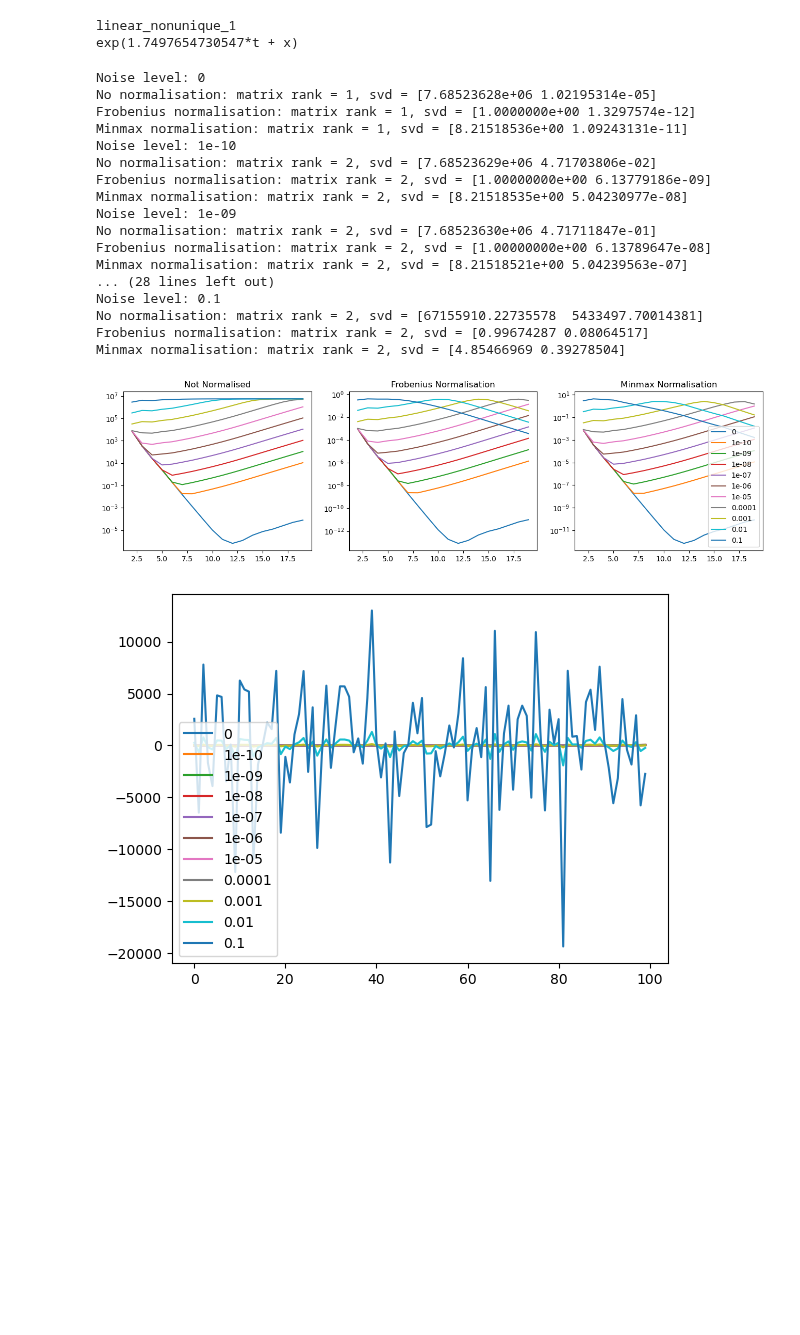
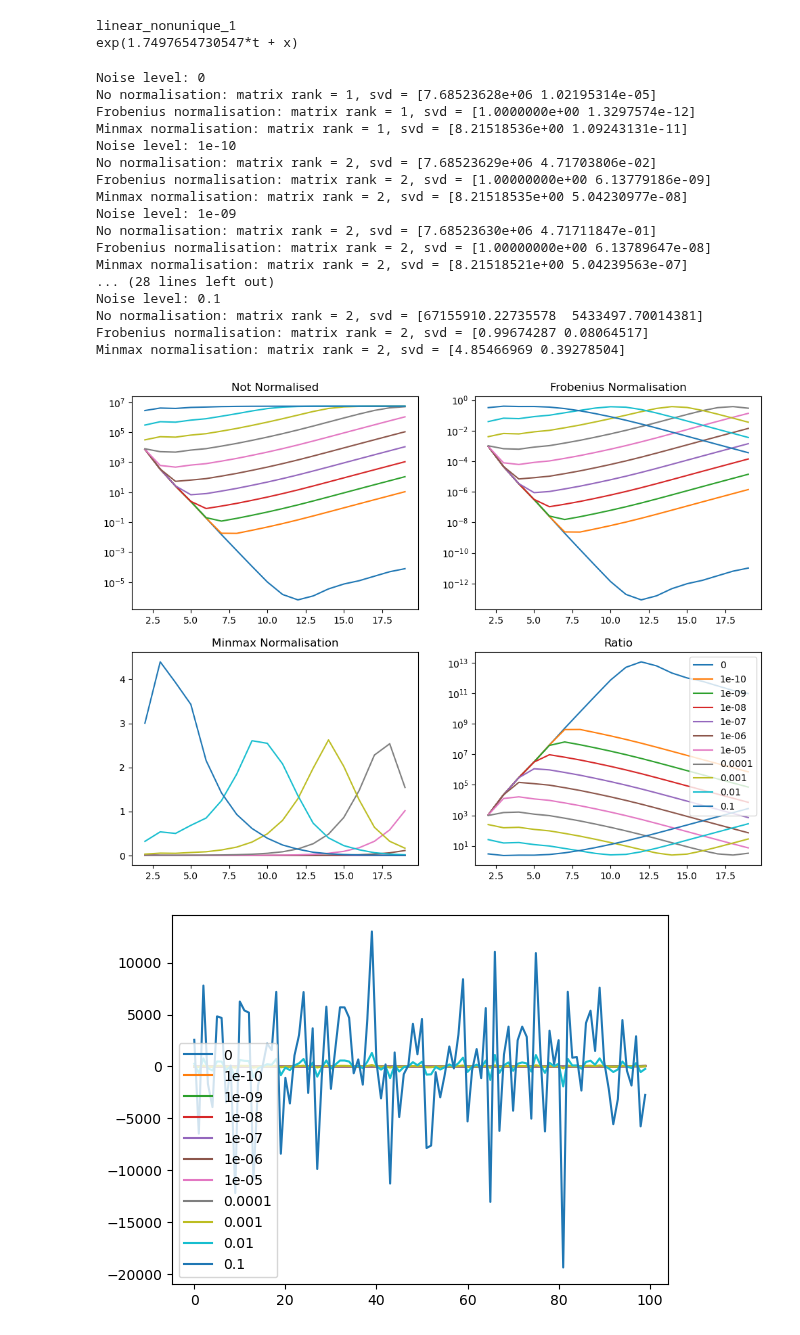
Before and after one commit to HillaryHauger/robust-identifiability-symbolic-recovery, a Jupyter notebook: My Experiments/Linear PDE Noise.ipynb, the cells around one changed output. Cells and saved outputs as stored; diff of their text form; code cells hidden in the pictures; blank space fills up the shorter version.

Commit message:
Added Ratio between biggest and smalles singular values

```diff
--- a/My Experiments/Linear PDE Noise.ipynb
+++ b/My Experiments/Linear PDE Noise.ipynb
@@ -58,6 +53,19 @@ def compute_distance_svs(u,dx,fd_orders=range(2,8),normalise=None):
         svs = svd(features, compute_uv=False)
         distance_svs.append(svs[-1])
     return distance_svs
+
+def compute_ratio_svs(u,dx,fd_orders=range(2,8)):
+    distance_svs = []
+    for fd_order in fd_orders:
+        ux = ps.FiniteDifference(order=fd_order, d=1, axis=0,
+                             drop_endpoints=False)._differentiate(u, dx)
+
+        u_flat, u_x_flat = u.flatten(), ux.flatten()
+        features = np.concatenate([u_flat.reshape(len(u_flat),-1), u_x_flat.reshape(len(u_flat),-1)], axis=1).T
+        svs = svd(features, compute_uv=False)
+        ratio = svs[0]/svs[-1]
+        distance_svs.append(ratio)
+    return distance_svs
 # %% [markdown]
 # Exponential function: $u(t,x)=exp(x+at)$
 # %%
@@ -72,14 +80,16 @@ linear_nonunique_1
 exp(1.7497654730547*t + x)
 # %%
 noise_levels = [0]+[10**(-10+i) for i in range(0,10)]
-plt.figure(figsize=(16,4))
-plt.subplot(1,3,1)
+plt.figure(figsize=(12,9))
+plt.subplot(2,2,1)
 plt.title("Not Normalised")
 plt.yscale('log')
-plt.subplot(1,3,2)
+plt.subplot(2,2,2)
 plt.title("Frobenius Normalisation")
-plt.subplot(1,3,3)
+plt.subplot(2,2,3)
 plt.title("Minmax Normalisation")
+plt.subplot(2,2,4)
+plt.title("Ratio")
 m=20
 for target_noise in noise_levels:
     print(f"Noise level: {target_noise}")
@@ -95,37 +105,40 @@ for target_noise in noise_levels:
     print(f"Frobenius normalisation: matrix rank = {matrix_rank(g_noise_frobenius)}, svd = {svd(g_noise_frobenius, compute_uv=False)}")
     print(f"Minmax normalisation: matrix rank = {matrix_rank(g_noise_minmax)}, svd = {svd(g_noise_minmax, compute_uv=False)}")
     #Calculate distances and plot
     distance_svs_noise_frobenius = compute_distance_svs(u_noise,dx,fd_orders=range(2,m),normalise=normalise_frobenius)
     distance_svs_noise_minmax = compute_distance_svs(u_noise,dx,fd_orders=range(2,m),normalise=normalise_minmax)
-    plt.subplot(1,3,1)
+    distance_svs_noise_ratio = compute_ratio_svs(u_noise,dx,fd_orders=range(2,m))
+    plt.subplot(2,2,1)
     plt.plot(range(2,m), distance_svs_noise,label=str(target_noise))
-    plt.subplot(1,3,2)
+    plt.subplot(2,2,2)
     plt.plot(range(2,m), distance_svs_noise_frobenius,label=str(target_noise))
     plt.yscale('log')
-    plt.subplot(1,3,3)
+    plt.subplot(2,2,3)
     plt.plot(range(2,m), distance_svs_noise_minmax,label=str(target_noise))
+    plt.subplot(2,2,4)
+    plt.plot(range(2,m), distance_svs_noise_ratio,label=str(target_noise))
 plt.yscale('log')
 plt.legend()
 plt.savefig("noise_levels")
 # %% [output]
 Noise level: 0
 No normalisation: matrix rank = 1, svd = [7.68523628e+06 1.02195314e-05]
 Frobenius normalisation: matrix rank = 1, svd = [1.0000000e+00 1.3297574e-12]
 Minmax normalisation: matrix rank = 1, svd = [8.21518536e+00 1.09243131e-11]
 Noise level: 1e-10
 No normalisation: matrix rank = 2, svd = [7.68523629e+06 4.71703806e-02]
 Frobenius normalisation: matrix rank = 2, svd = [1.00000000e+00 6.13779186e-09]
 Minmax normalisation: matrix rank = 2, svd = [8.21518535e+00 5.04230977e-08]
 Noise level: 1e-09
 No normalisation: matrix rank = 2, svd = [7.68523630e+06 4.71711847e-01]
 Frobenius normalisation: matrix rank = 2, svd = [1.00000000e+00 6.13789647e-08]
 Minmax normalisation: matrix rank = 2, svd = [8.21518521e+00 5.04239563e-07]
 ... (28 lines left out)
 Noise level: 0.1
 No normalisation: matrix rank = 2, svd = [67155910.22735578  5433497.70014381]
 Frobenius normalisation: matrix rank = 2, svd = [0.99674287 0.08064517]
 Minmax normalisation: matrix rank = 2, svd = [4.85466969 0.39278504]
-[figure, old version]
+[figure, new version]
 # %%
 for target_noise in noise_levels:
     u_noise = add_noise(u,target_noise)
```
Also changed, not shown: parts of 7 cells of this notebook, 4 other files.
